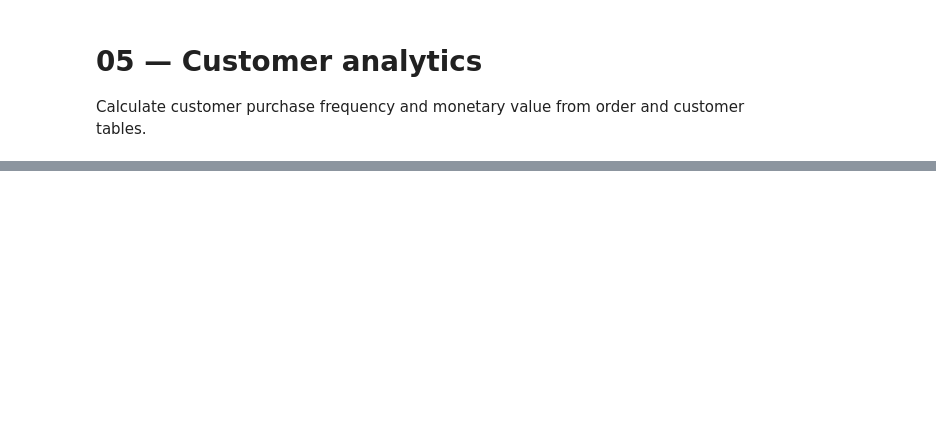
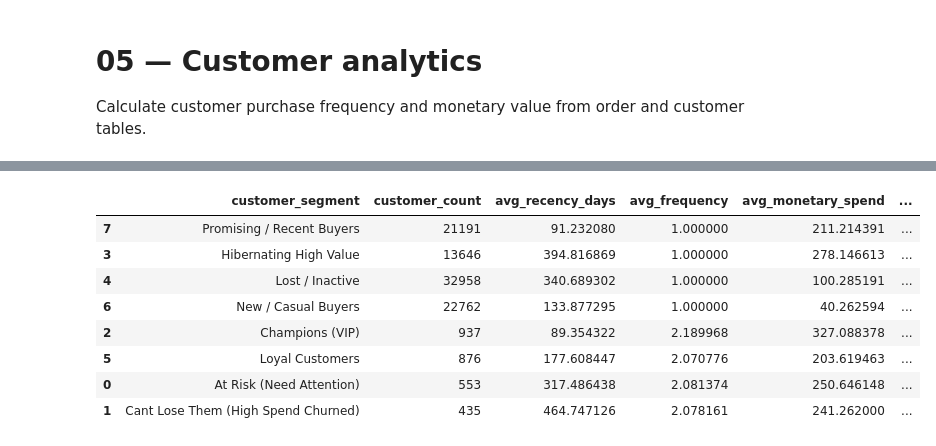
Before and after one commit to NazmullSyntax/ecommerce-product-customer-analytics, a Jupyter notebook: notebooks/05_customer_analytics.ipynb, the cells around one changed output, grey strips where cells are left out. Cells and saved outputs as stored; diff of their text form; code cells hidden in the pictures; blank space fills up the shorter version.

```diff
--- a/notebooks/05_customer_analytics.ipynb
+++ b/notebooks/05_customer_analytics.ipynb
@@ -19,0 +20,17 @@ SyntaxError: Function parameters cannot be parenthesized (customer_analytics.py,
+# %%
+# Calculate RFM scores
+rfm_df = analytics.get_rfm_scores()
+
+# Render segment summary table
+segment_summary = analytics.get_segment_summary(rfm_df)
+display(segment_summary)
+# %% [output]
+|  | customer_segment | customer_count | avg_recency_days | avg_frequency | avg_monetary_spend | ... |
+| 7 | Promising / Recent Buyers | 21191 | 91.232080 | 1.000000 | 211.214391 | ... |
+| 3 | Hibernating High Value | 13646 | 394.816869 | 1.000000 | 278.146613 | ... |
+| 4 | Lost / Inactive | 32958 | 340.689302 | 1.000000 | 100.285191 | ... |
+| 6 | New / Casual Buyers | 22762 | 133.877295 | 1.000000 | 40.262594 | ... |
+| 2 | Champions (VIP) | 937 | 89.354322 | 2.189968 | 327.088378 | ... |
+| 5 | Loyal Customers | 876 | 177.608447 | 2.070776 | 203.619463 | ... |
+| 0 | At Risk (Need Attention) | 553 | 317.486438 | 2.081374 | 250.646148 | ... |
+| 1 | Cant Lose Them (High Spend Churned) | 435 | 464.747126 | 2.078161 | 241.262000 | ... |
```
Also changed, not shown: parts of 3 cells of this notebook.
